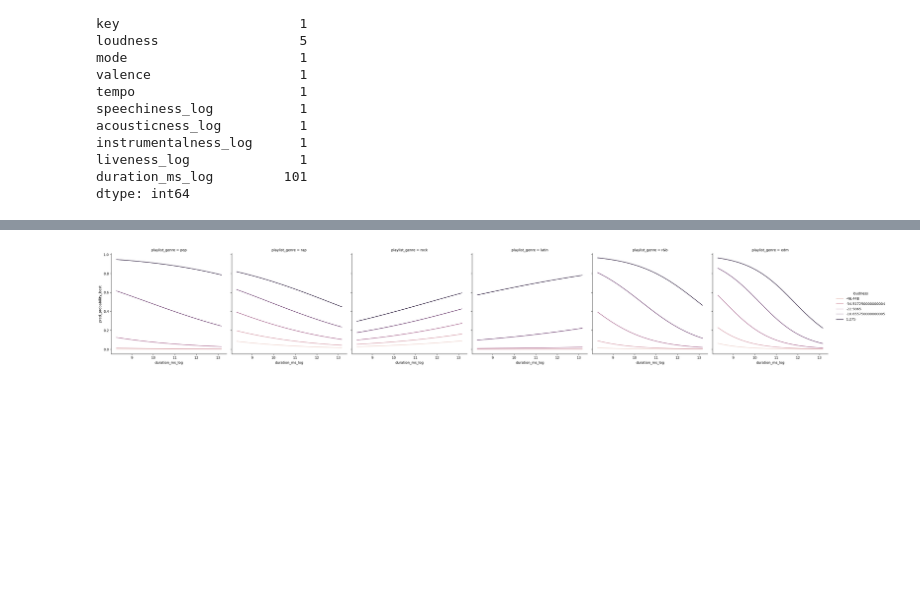
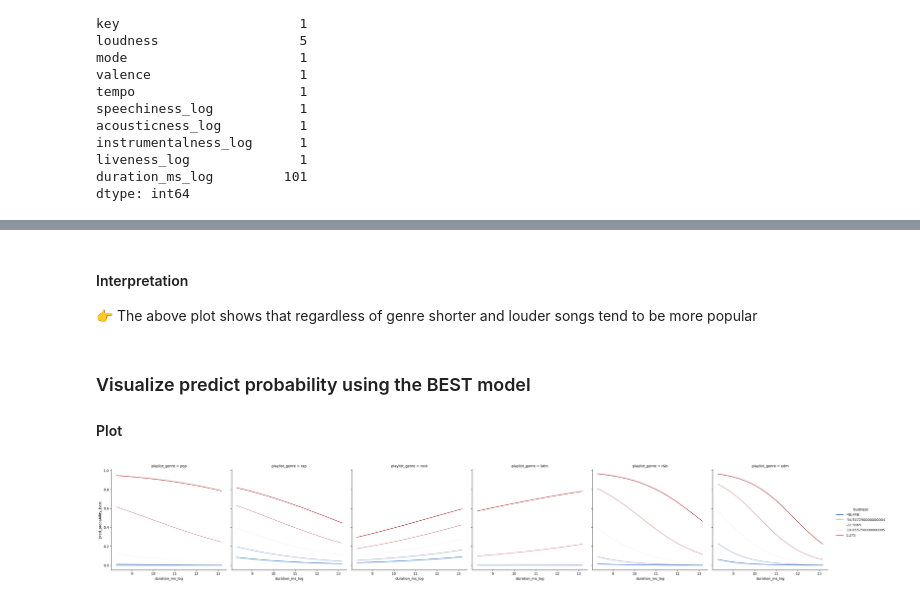
Before and after one commit to vas610/cmpinf-2100_introduction_data_centric_computing, a Jupyter notebook: week14/assignment/eda/Srinivasa_Raghavan_Vasanth_Madhavan_Modeling.ipynb, the cells around one changed output, grey strips where cells are left out. Drawn from its saved outputs; the diff is of its cells as text; code cells hidden in the pictures; blank space fills up the shorter version.

```diff
--- a/week14/assignment/eda/Srinivasa_Raghavan_Vasanth_Madhavan_Modeling.ipynb
+++ b/week14/assignment/eda/Srinivasa_Raghavan_Vasanth_Madhavan_Modeling.ipynb
@@ -624,9 +660,17 @@ plt.show()
+# %% [markdown]
+#### Interpretation
+👉 The above plot shows that regardless of genre shorter and louder songs tend to be more popular
+# %% [markdown]
+### Visualize predict probability using the BEST model
+
+#### Plot
 # %%
-sns.relplot(data = dfviz, x='duration_ms_log', y='pred_probability_best',
-            hue='loudness',
-            col='playlist_genre',
-            kind='line', estimator=None, units='loudness')
+g= sns.relplot(data = dfviz, x='duration_ms_log', y='pred_probability_best',
+               hue='loudness',
+               col='playlist_genre',
+               kind='line',
+               palette='vlag', estimator=None, units='loudness')
 
 plt.show()
 # %% [output]
-[figure, old version]
+[figure, new version]
```
Also changed, not shown: parts of 18 cells of this notebook.
